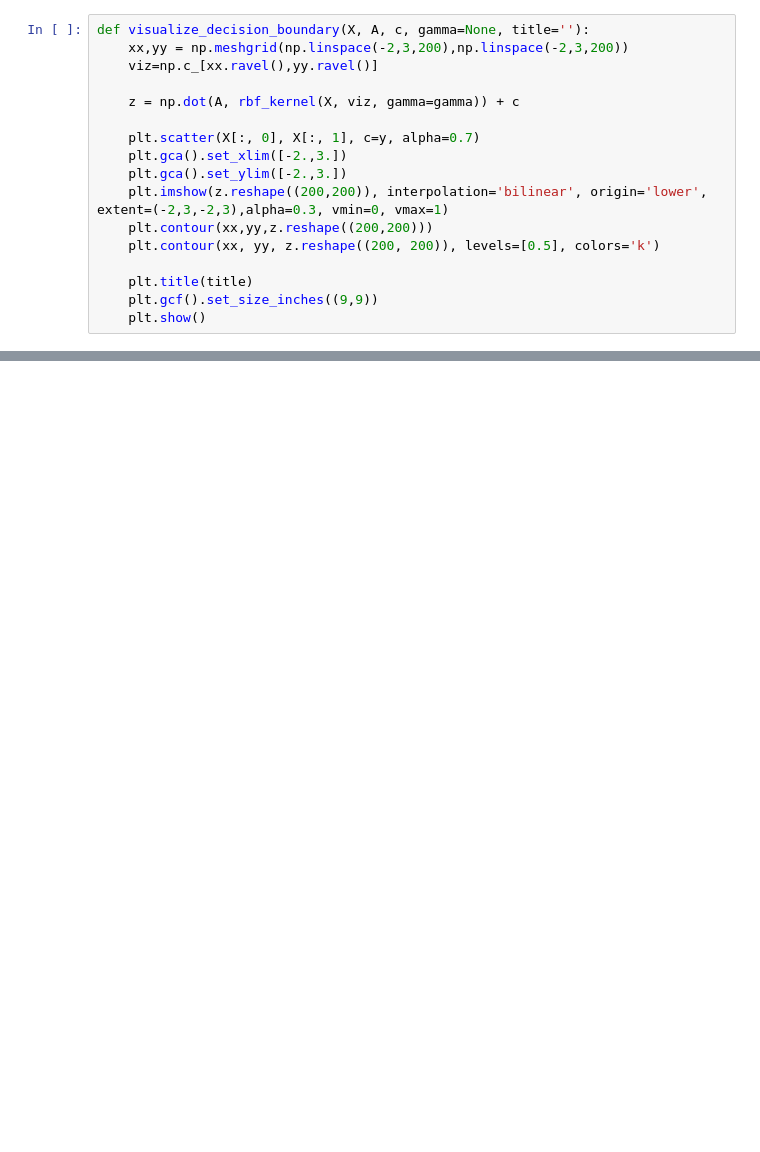
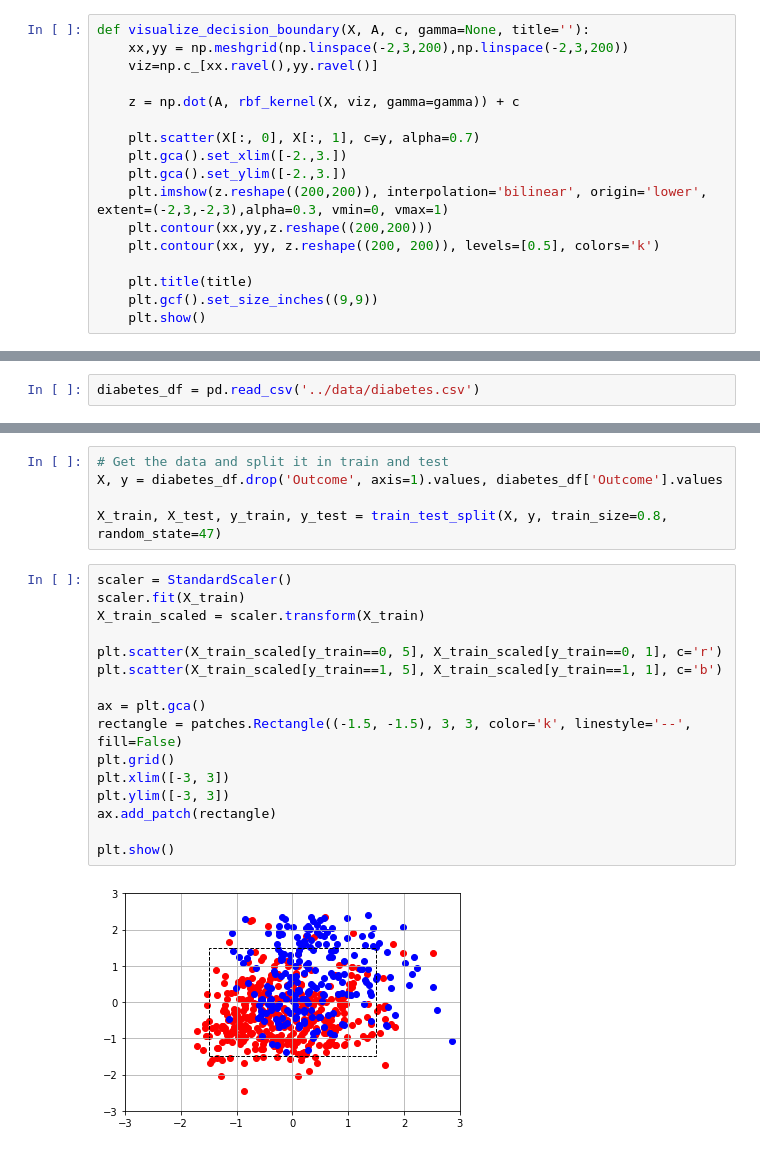
Before and after one commit to Vol0kin/LearningWithInvariants, a Jupyter notebook: examples/LUSI_algorithm.ipynb, the cells around one changed output, grey strips where cells are left out. Saved outputs shown, nothing was run; the diff lists cells and outputs as text; blank space fills up the shorter version.

Commit message:
Add Diabetes example using LUSI algorithm

```diff
--- a/examples/LUSI_algorithm.ipynb
+++ b/examples/LUSI_algorithm.ipynb
@@ -109,0 +130,2 @@ visualize_decision_boundary(X, A, c)
+# %%
+diabetes_df = pd.read_csv('../data/diabetes.csv')
@@ -109,0 +146,23 @@ visualize_decision_boundary(X, A, c)
+# %%
+# Get the data and split it in train and test
+X, y = diabetes_df.drop('Outcome', axis=1).values, diabetes_df['Outcome'].values
+
+X_train, X_test, y_train, y_test = train_test_split(X, y, train_size=0.8, random_state=47)
+# %%
+scaler = StandardScaler()
+scaler.fit(X_train)
+X_train_scaled = scaler.transform(X_train)
+
+plt.scatter(X_train_scaled[y_train==0, 5], X_train_scaled[y_train==0, 1], c='r')
+plt.scatter(X_train_scaled[y_train==1, 5], X_train_scaled[y_train==1, 1], c='b')
+
+ax = plt.gca()
+rectangle = patches.Rectangle((-1.5, -1.5), 3, 3, color='k', linestyle='--', fill=False)
+plt.grid()
+plt.xlim([-3, 3])
+plt.ylim([-3, 3])
+ax.add_patch(rectangle)
+
+plt.show()
+# %% [output]
+[figure, added]
```
Also changed, not shown: parts of 8 cells of this notebook, 1 other file.
